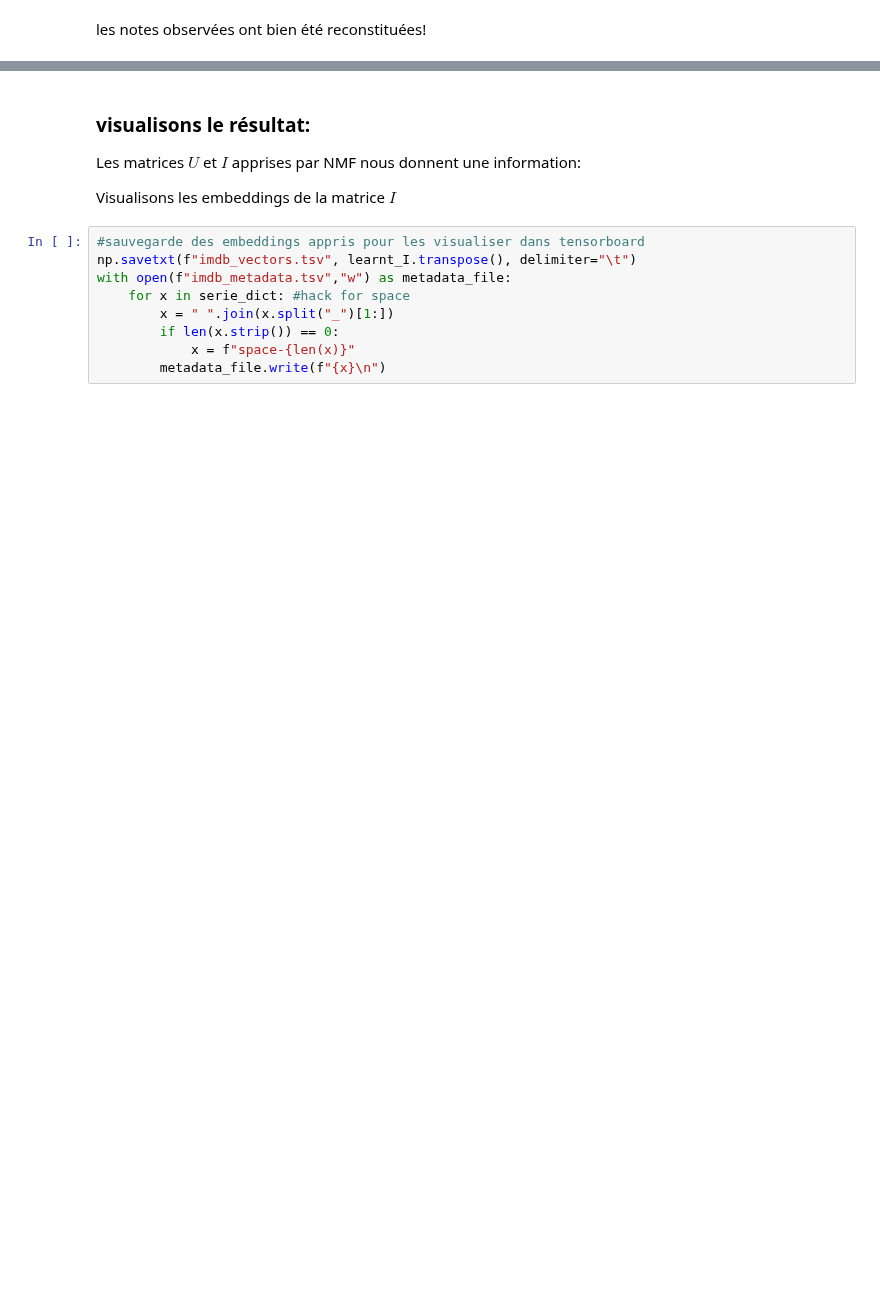
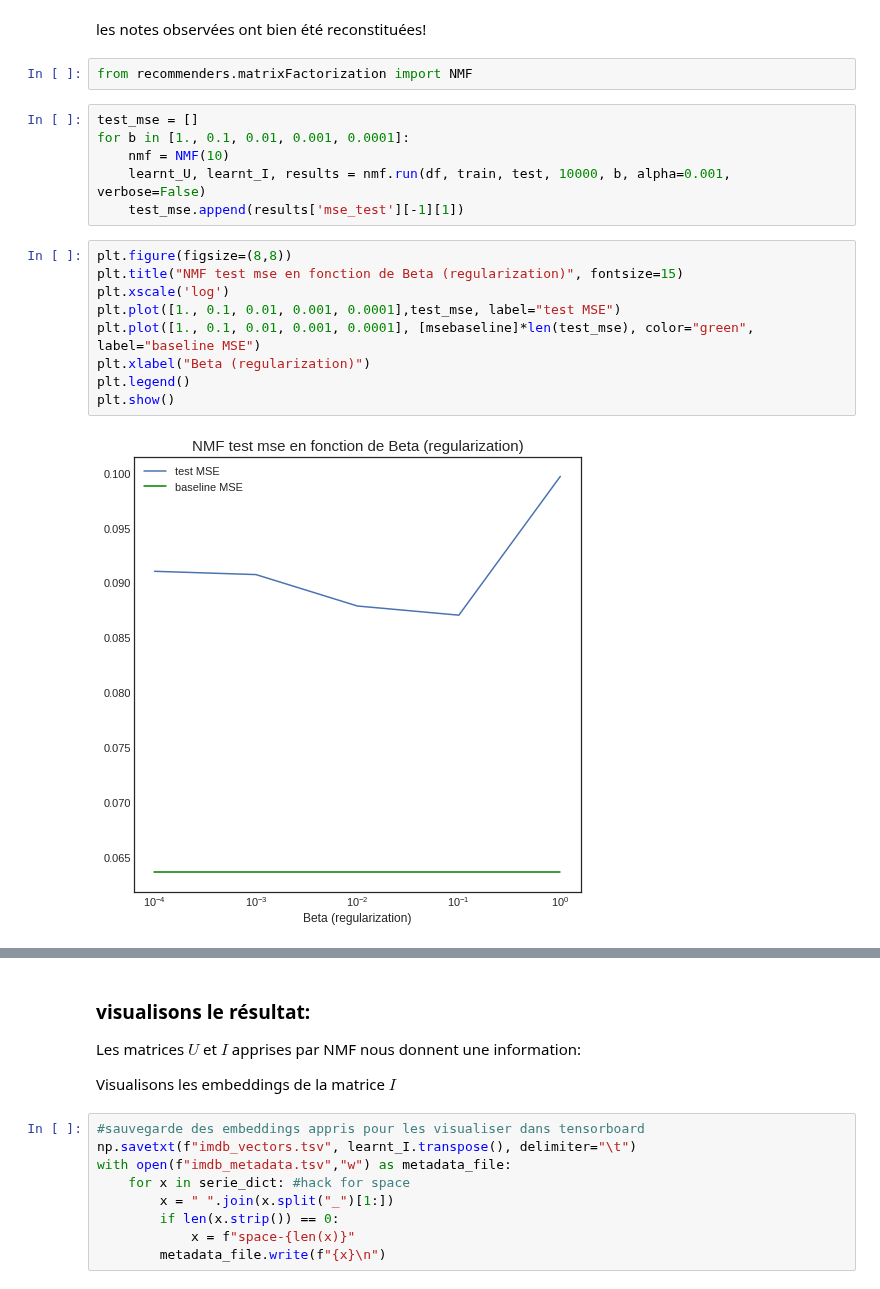
Before and after one commit to ismaelbonneau/movie_recommender, a Jupyter notebook: collaborative_filtering_1.ipynb, the cells around one changed output, grey strips where cells are left out. Saved outputs shown, nothing was run; the diff lists cells and outputs as text; blank space fills up the shorter version.

```diff
--- a/collaborative_filtering_1.ipynb
+++ b/collaborative_filtering_1.ipynb
@@ -352,2 +351,21 @@ array([[ 8., 10., 10., ...,  6.,  5.,  8.],
 # %% [markdown]
 les notes observées ont bien été reconstituées!
+# %%
+from recommenders.matrixFactorization import NMF
+# %%
+test_mse = []
+for b in [1., 0.1, 0.01, 0.001, 0.0001]:
+    nmf = NMF(10)
+    learnt_U, learnt_I, results = nmf.run(df, train, test, 10000, b, alpha=0.001, verbose=False)
+    test_mse.append(results['mse_test'][-1][1])
+# %%
+plt.figure(figsize=(8,8))
+plt.title("NMF test mse en fonction de Beta (regularization)", fontsize=15)
+plt.xscale('log')
+plt.plot([1., 0.1, 0.01, 0.001, 0.0001],test_mse, label="test MSE")
+plt.plot([1., 0.1, 0.01, 0.001, 0.0001], [msebaseline]*len(test_mse), color="green", label="baseline MSE")
+plt.xlabel("Beta (regularization)")
+plt.legend()
+plt.show()
+# %% [output]
+[figure, added]
```
Also changed, not shown: parts of 13 cells of this notebook.
